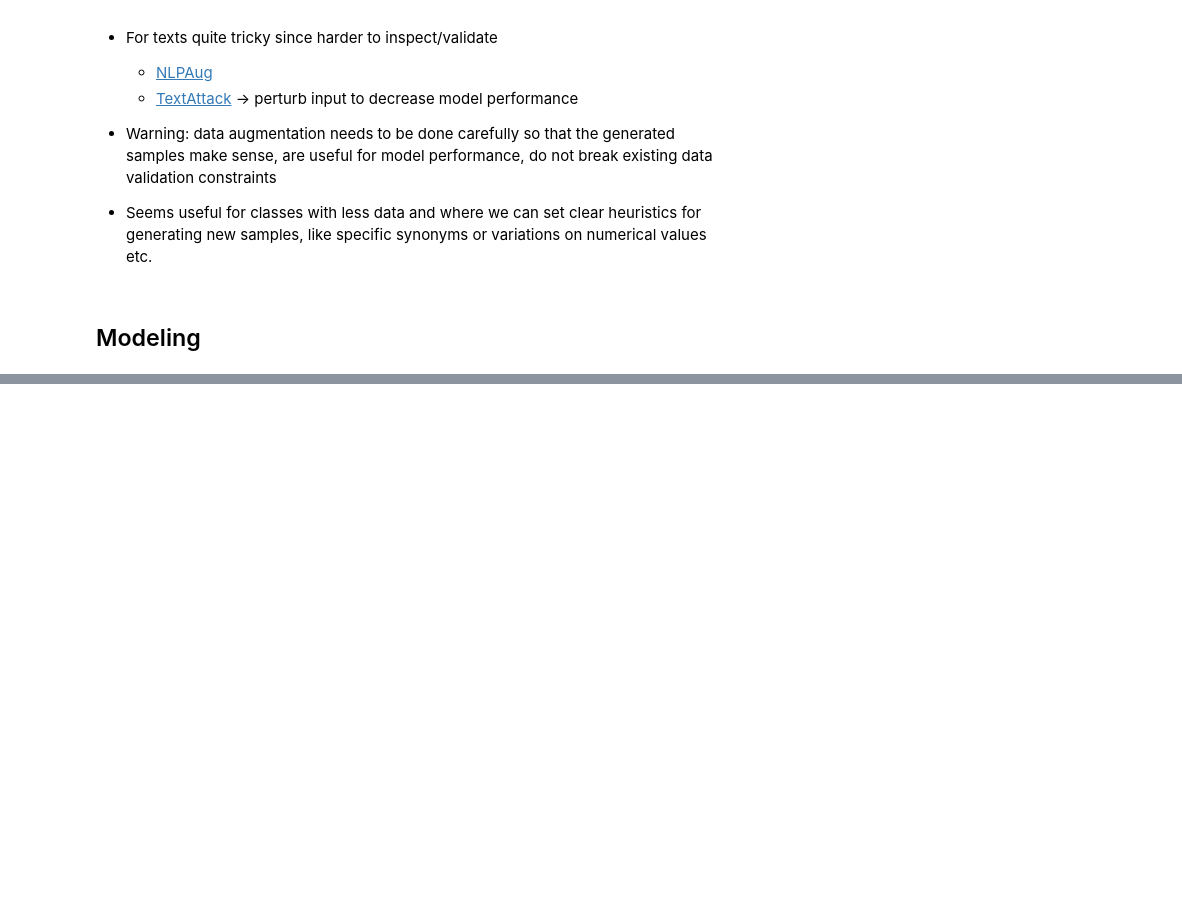
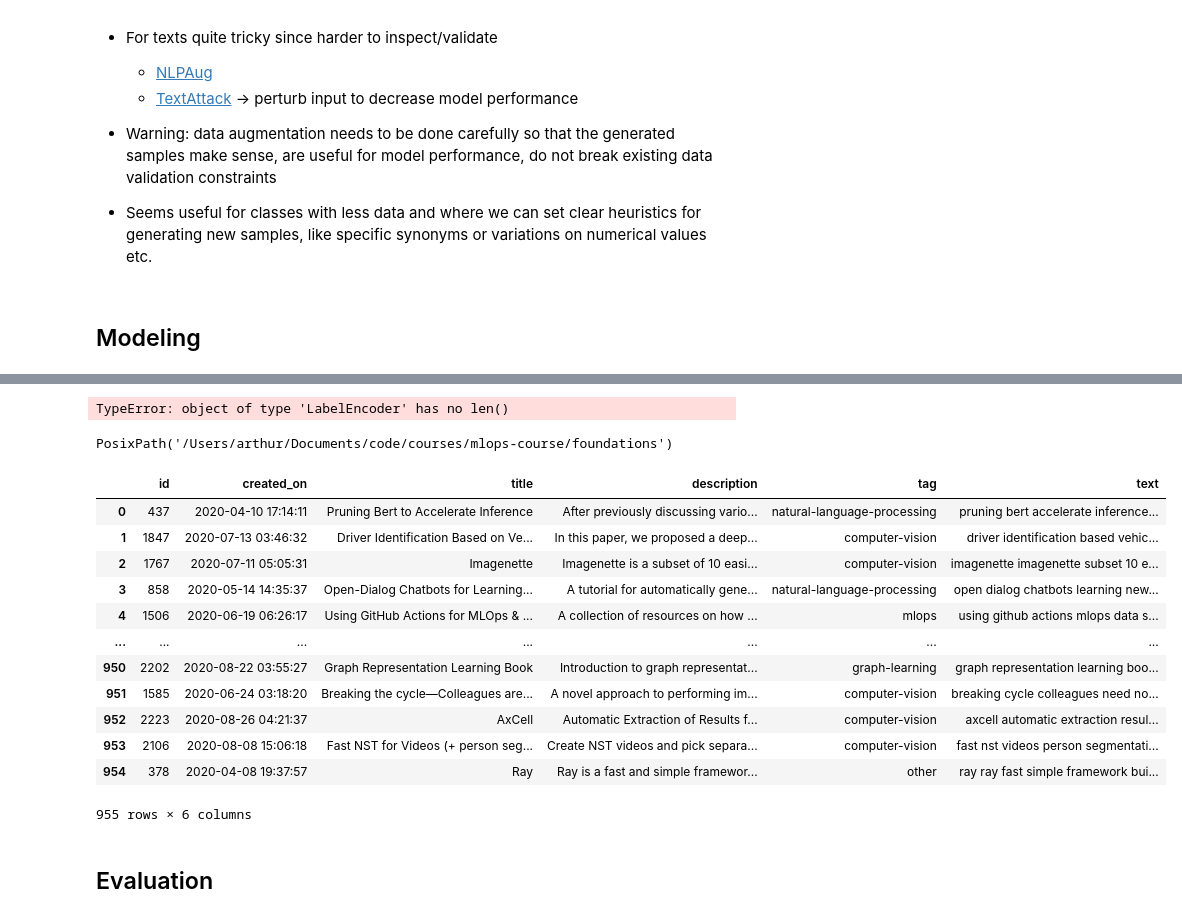
Before and after one commit to arthurlemon/courses, a Jupyter notebook: mlops-course/notebooks/tagifai.ipynb, the cells around one changed output, grey strips where cells are left out. Saved outputs shown, nothing was run; the diff lists cells and outputs as text; code cells hidden in the pictures; blank space fills up the shorter version.

```diff
--- a/mlops-course/notebooks/tagifai.ipynb
+++ b/mlops-course/notebooks/tagifai.ipynb
@@ -260,0 +316,2 @@ print(1)
+# %%
+df = pd.read_csv("data/labeled_projects.csv")
@@ -260,0 +321,10 @@ print(1)
+# %%
+df = df.sample(frac=1).reset_index(drop=True)
+df = preprocess(df, lower=True, stem=False, min_freq=40)
+label_encoder = LabelEncoder().fit(df.tag)
+X_train, X_val, X_test, y_train, y_val, y_test = \
+    get_data_splits(X=df.text.to_numpy(), y=label_encoder.transform(df.tag))
+# %%
+y_pred = np.random.randint(low=0, high= label_encoder, size=len(y_test))
+# %% [output]
+TypeError: object of type 'LabelEncoder' has no len()
@@ -260,0 +333,20 @@ print(1)
+# %%
+Path(Path.cwd().parent, "foundations")
+# %% [output]
+PosixPath('/Users/arthur/Documents/code/courses/mlops-course/foundations')
+# %%
+df
+# %% [output]
+|  | id | created_on | title | description | tag | text |
+| 0 | 437 | 2020-04-10 17:14:11 | Pruning Bert to Accelerate Inference | After previously discussing vario... | natural-language-processing | pruning bert accelerate inference... |
+| 1 | 1847 | 2020-07-13 03:46:32 | Driver Identification Based on Ve... | In this paper, we proposed a deep... | computer-vision | driver identification based vehic... |
+| 2 | 1767 | 2020-07-11 05:05:31 | Imagenette | Imagenette is a subset of 10 easi... | computer-vision | imagenette imagenette subset 10 e... |
+| 3 | 858 | 2020-05-14 14:35:37 | Open-Dialog Chatbots for Learning... | A tutorial for automatically gene... | natural-language-processing | open dialog chatbots learning new... |
+| 4 | 1506 | 2020-06-19 06:26:17 | Using GitHub Actions for MLOps & ... | A collection of resources on how ... | mlops | using github actions mlops data s... |
+| ... | ... | ... | ... | ... | ... | ... |
+| 950 | 2202 | 2020-08-22 03:55:27 | Graph Representation Learning Book | Introduction to graph representat... | graph-learning | graph representation learning boo... |
+| 951 | 1585 | 2020-06-24 03:18:20 | Breaking the cycle—Colleagues are... | A novel approach to performing im... | computer-vision | breaking cycle colleagues need no... |
+| 952 | 2223 | 2020-08-26 04:21:37 | AxCell | Automatic Extraction of Results f... | computer-vision | axcell automatic extraction resul... |
+| 953 | 2106 | 2020-08-08 15:06:18 | Fast NST for Videos (+ person seg... | Create NST videos and pick separa... | computer-vision | fast nst videos person segmentati... |
+| 954 | 378 | 2020-04-08 19:37:57 | Ray | Ray is a fast and simple framewor... | other | ray ray fast simple framework bui... |
+955 rows × 6 columns
@@ -260,0 +363,2 @@ print(1)
+# %% [markdown]
+## Evaluation
```
Also changed, not shown: parts of 21 cells of this notebook, 10 other files.
